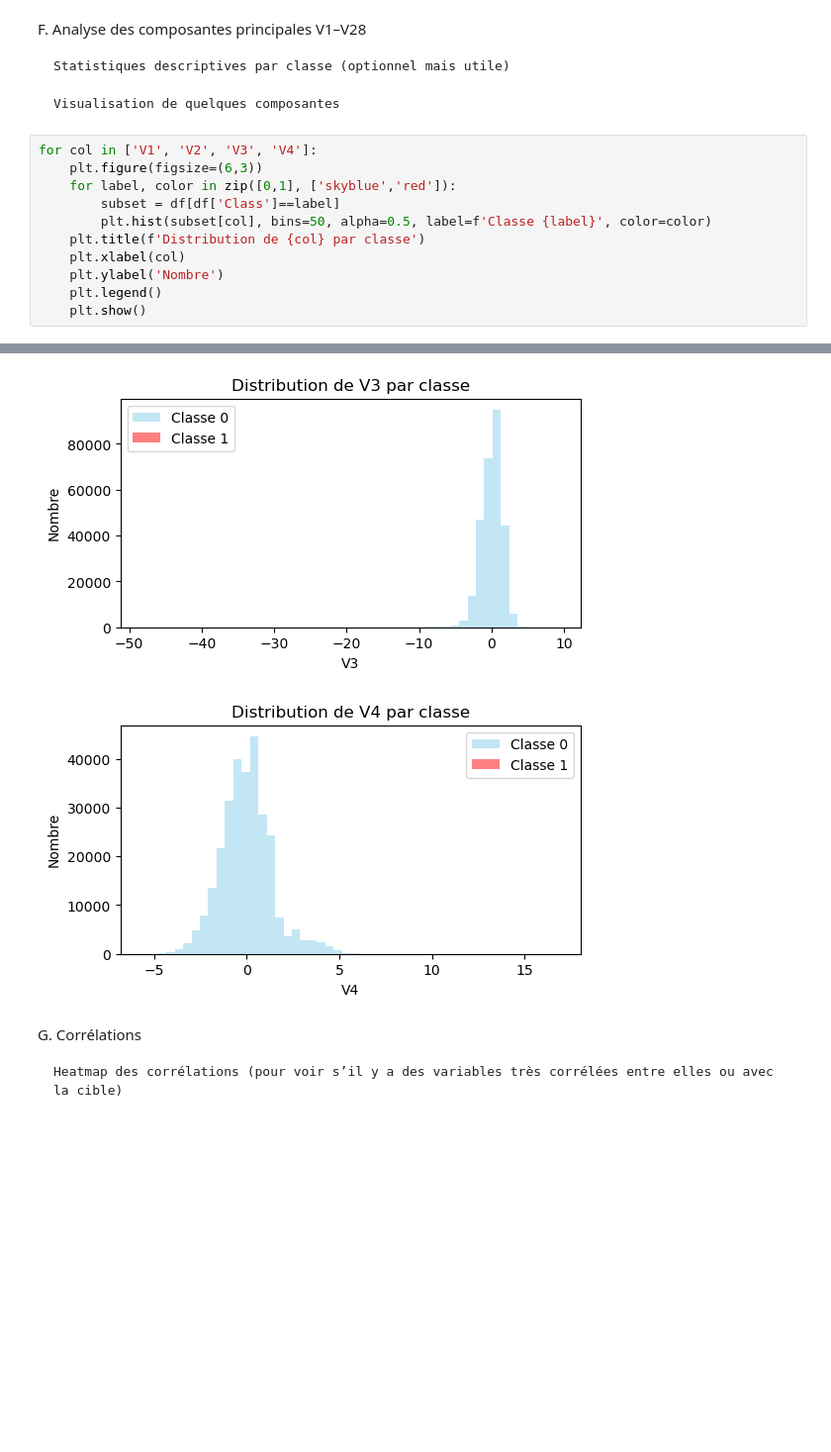
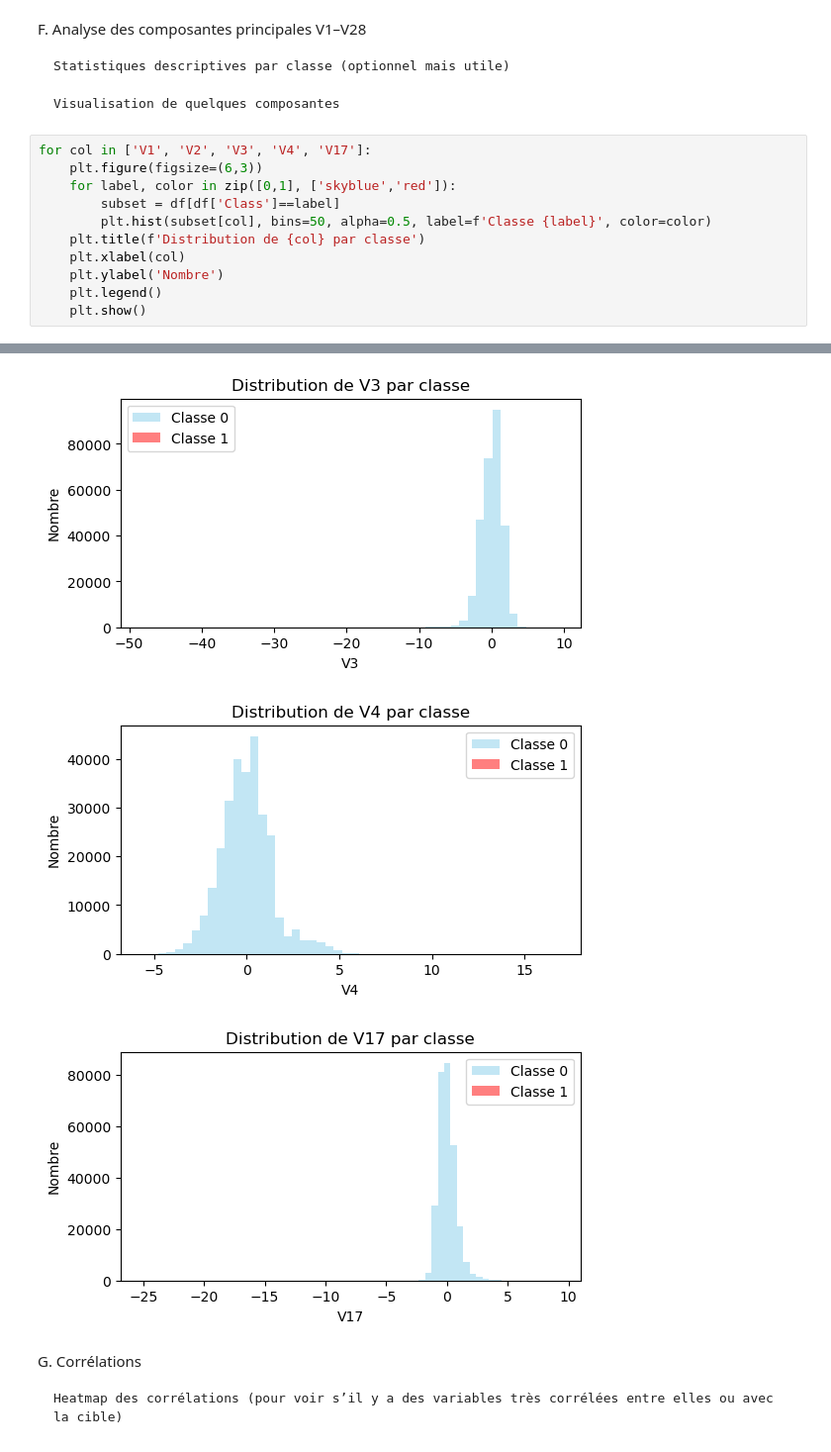
Before and after one commit to Jo7-7/EagleEye-Fraud, a Jupyter notebook: notebooks/02_data_exploration.ipynb, the cells around one changed output, grey strips where cells are left out. Shown at 99% size. Cells and saved outputs as stored; diff of their text form; blank space fills up the shorter version.

Commit message:
Adding visualization of V17

```diff
--- a/notebooks/02_data_exploration.ipynb
+++ b/notebooks/02_data_exploration.ipynb
@@ -108,21 +108,22 @@ F. Analyse des composantes principales V1–V28
 
     Visualisation de quelques composantes
 # %%
-for col in ['V1', 'V2', 'V3', 'V4']:
+for col in ['V1', 'V2', 'V3', 'V4', 'V17']:
     plt.figure(figsize=(6,3))
     for label, color in zip([0,1], ['skyblue','red']):
         subset = df[df['Class']==label]
         plt.hist(subset[col], bins=50, alpha=0.5, label=f'Classe {label}', color=color)
     plt.title(f'Distribution de {col} par classe')
     plt.xlabel(col)
     plt.ylabel('Nombre')
     plt.legend()
     plt.show()
 # %% [output]
 [figure]
 [figure]
 [figure]
 [figure]
+[figure, added]
 # %% [markdown]
 G. Corrélations
 
```
